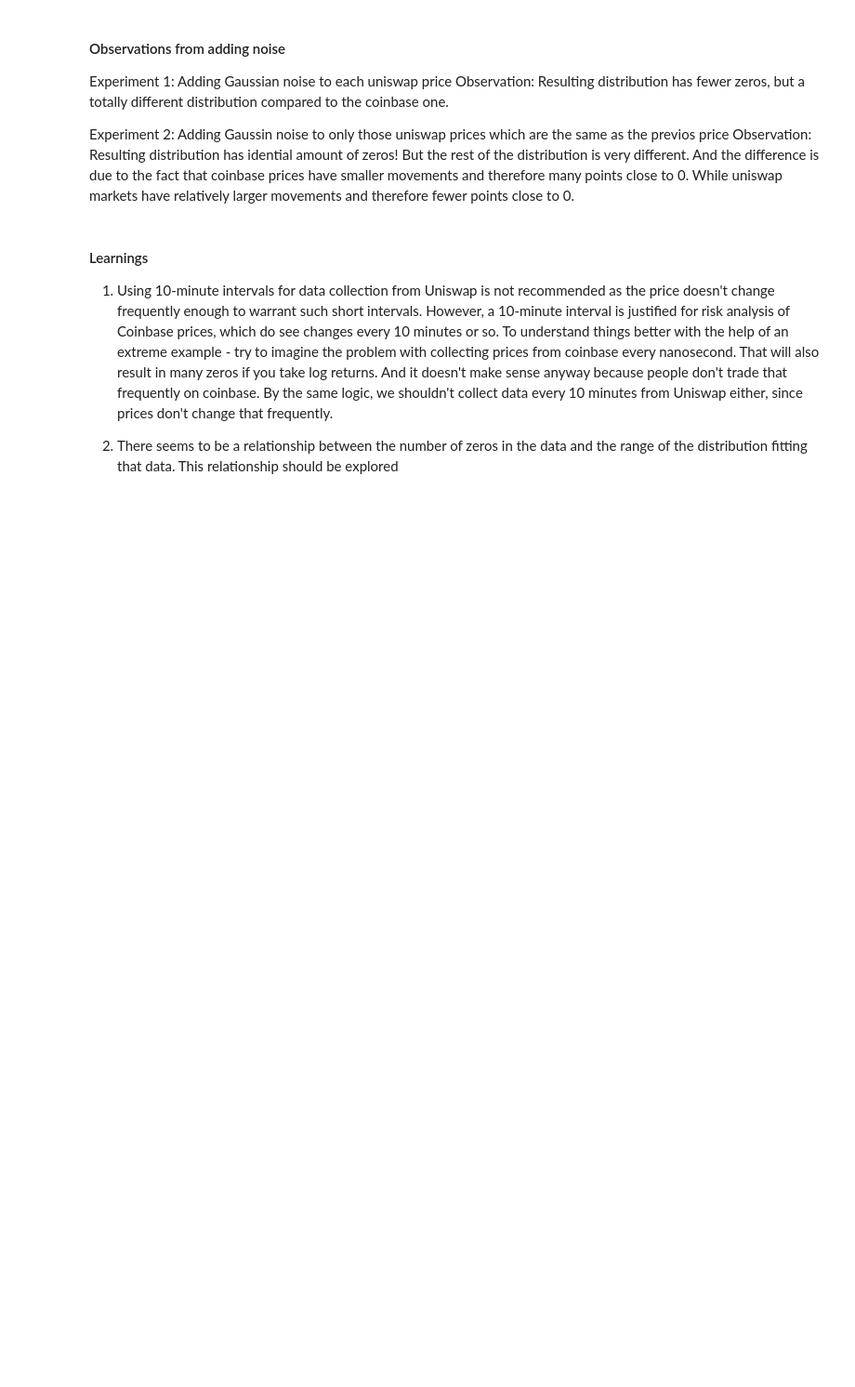
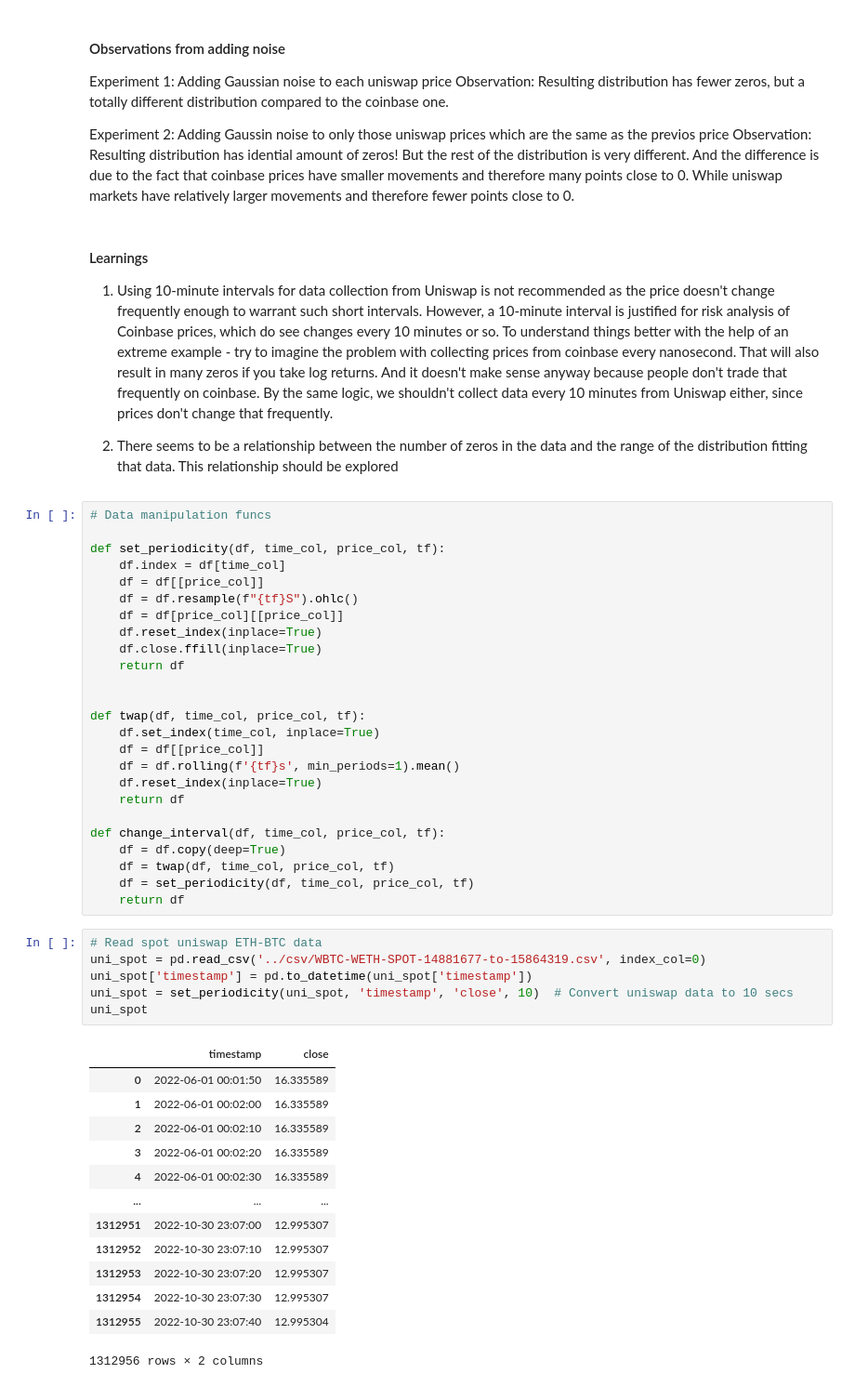
Before and after one commit to overlay-market/overlay-risk, a Jupyter notebook: scripts/noise_addition_exploration.ipynb, the cells around one changed output. Shown at 93% size. Drawn from its saved outputs; the diff is of its cells as text; blank space fills up the shorter version.

Commit message:
Get data at various time steps

```diff
--- a/scripts/noise_addition_exploration.ipynb
+++ b/scripts/noise_addition_exploration.ipynb
@@ -369,3 +369,48 @@ Observation: Resulting distribution has idential amount of zeros! But the rest o
 1. Using 10-minute intervals for data collection from Uniswap is not recommended as the price doesn't change frequently enough to warrant such short intervals. However, a 10-minute interval is justified for risk analysis of Coinbase prices, which do see changes every 10 minutes or so. To understand things better with the help of an extreme example - try to imagine the problem with collecting prices from coinbase every nanosecond. That will also result in many zeros if you take log returns. And it doesn't make sense anyway because people don't trade that frequently on coinbase. By the same logic, we shouldn't collect data every 10 minutes from Uniswap either, since prices don't change that frequently.
 
 2. There seems to be a relationship between the number of zeros in the data and the range of the distribution fitting that data. This relationship should be explored
+# %%
+# Data manipulation funcs
+
+def set_periodicity(df, time_col, price_col, tf):
+    df.index = df[time_col]
+    df = df[[price_col]]
+    df = df.resample(f"{tf}S").ohlc()
+    df = df[price_col][[price_col]]
+    df.reset_index(inplace=True)
+    df.close.ffill(inplace=True)
+    return df
+
+
+def twap(df, time_col, price_col, tf):
+    df.set_index(time_col, inplace=True)
+    df = df[[price_col]]
+    df = df.rolling(f'{tf}s', min_periods=1).mean()
+    df.reset_index(inplace=True)
+    return df
+
+def change_interval(df, time_col, price_col, tf):
+    df = df.copy(deep=True)
+    df = twap(df, time_col, price_col, tf)
+    df = set_periodicity(df, time_col, price_col, tf)
+    return df
+# %%
+# Read spot uniswap ETH-BTC data
+uni_spot = pd.read_csv('../csv/WBTC-WETH-SPOT-14881677-to-15864319.csv', index_col=0)
+uni_spot['timestamp'] = pd.to_datetime(uni_spot['timestamp'])
+uni_spot = set_periodicity(uni_spot, 'timestamp', 'close', 10)  # Convert uniswap data to 10 secs
+uni_spot
+# %% [output]
+|  | timestamp | close |
+| 0 | 2022-06-01 00:01:50 | 16.335589 |
+| 1 | 2022-06-01 00:02:00 | 16.335589 |
+| 2 | 2022-06-01 00:02:10 | 16.335589 |
+| 3 | 2022-06-01 00:02:20 | 16.335589 |
+| 4 | 2022-06-01 00:02:30 | 16.335589 |
+| ... | ... | ... |
+| 1312951 | 2022-10-30 23:07:00 | 12.995307 |
+| 1312952 | 2022-10-30 23:07:10 | 12.995307 |
+| 1312953 | 2022-10-30 23:07:20 | 12.995307 |
+| 1312954 | 2022-10-30 23:07:30 | 12.995307 |
+| 1312955 | 2022-10-30 23:07:40 | 12.995304 |
+1312956 rows × 2 columns
```
Also changed, not shown: parts of 1 cell of this notebook.
